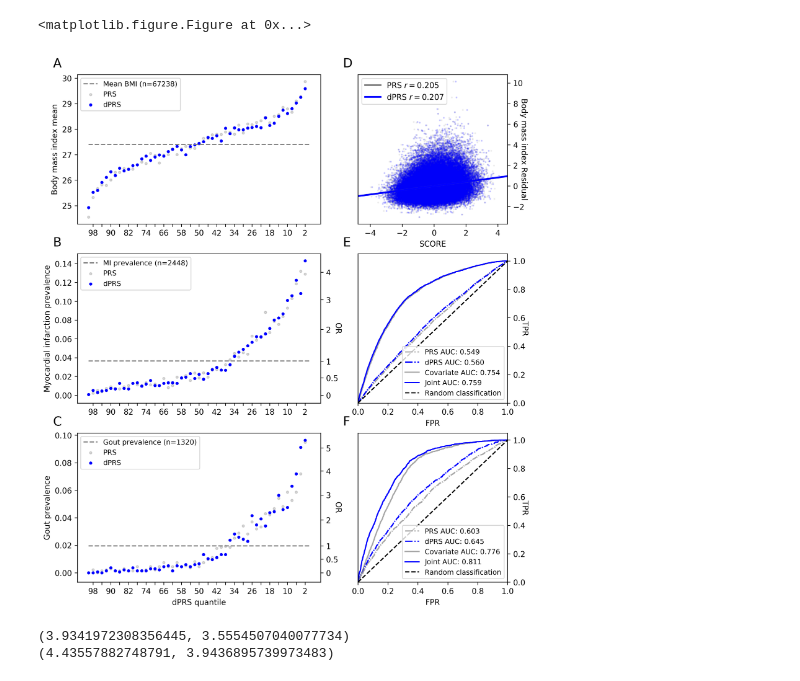
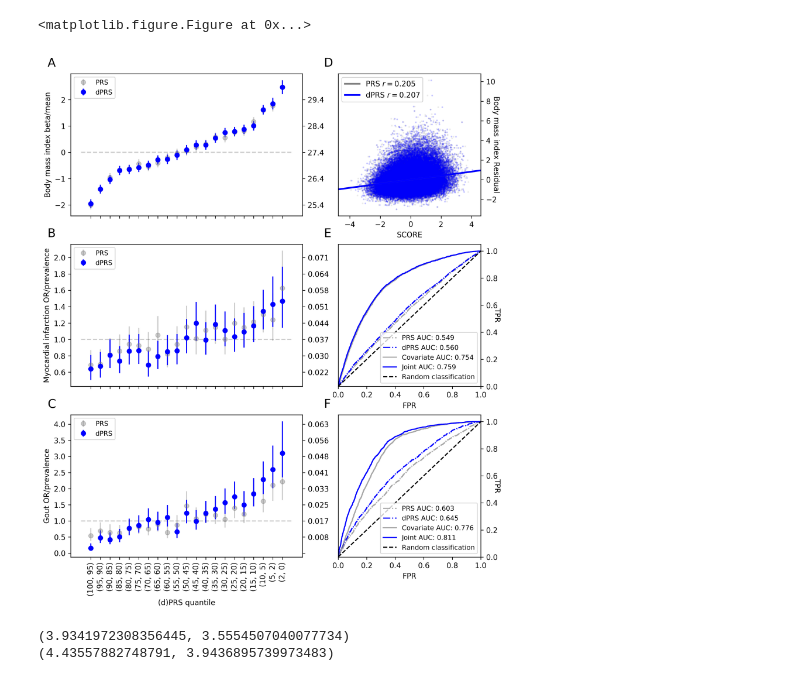
Before and after one commit to rivas-lab/degas-risk, a Jupyter notebook: figures/Figure2-Model-Performance.ipynb, the cells around one changed output. Cells and saved outputs as stored; diff of their text form; code cells hidden in the pictures.

Commit message:
changed prs formulation with covariates; updated pipeline to final version

```diff
--- a/figures/Figure2-Model-Performance.ipynb
+++ b/figures/Figure2-Model-Performance.ipynb
@@ -82,7 +83,8 @@ for i,phe_code in enumerate(phe_codes):
         df[phe_code]-=1 # remove plink binary format
         dg[phe_code]-=1
         # loop over dPRS and these joint models
-        cov_prs=Logit(dg[phe_code],dg[covariates]).fit(disp=0).predict(df[covariates])
+        cov_mdl=Logit(dg[phe_code],dg[covariates]).fit(disp=0)
+        cov_prs=cov_mdl.predict(df[covariates])
         for prs in ['PRS','SCORE']:
             joint_model[prs]=Logit(dg[phe_code],dg[covariates+[prs]]).fit(disp=0).predict(df[covariates+[prs]])
         for w,(name,prs) in enumerate(zip(['PRS','dPRS','Covariate','Joint'],
@@ -102,6 +104,8 @@ for i,phe_code in enumerate(phe_codes):
     else:
         is_bin=False
         # plot correlation with dPRS and residual phenotype
+        cov_mdl=OLS(dg[phe_code],dg[covariates]).fit(disp=0)
+        cov_prs=cov_mdl.predict(df[covariates])
         for prs in ['PRS','SCORE']:
             joint_model[prs]=zscore(OLS(dg[phe_code],dg[covariates+[prs]]).fit(disp=0).predict(df[covariates+[prs]]))
             dprs=OLS(df[phe_code],df[covariates]).fit(disp=0).resid_pearson
@@ -110,49 +114,64 @@ for i,phe_code in enumerate(phe_codes):
         plots[(2*i)+1].set_ylabel(code_to_name[phe_code]+' Residual', rotation=270)
         plots[(2*i)+1].legend([prs.replace('SCORE','dPRS')+' '+
                                '$r=$'+'{:.3f}'.format(pearsonr(dprs,df[prs])[0]) for prs in ['PRS','SCORE']])
+    plots[(2*i)+1].yaxis.tick_right()
+    plots[(2*i)+1].yaxis.set_label_position("right")
     # now do quantile plot with modified (only if binary) phenotype
-    nq=50
+    qs=[(q+5,q) for q in np.arange(5,100,5)[::-1]] + [(5,2),(2,0)]
     print(phe_code)
-    print(df[phe_code].mean())
+    def prs_betaci((q0,q1), prs):
+        we_print=(q0==2)
+        q0=df[prs].quantile((100-q0)/100.0),  # pandas has 99 as the highest; we have 1 as the highest
+        q1=df[prs].quantile((100-q1)/100.0)
+        q40=df[prs].quantile(0.4)
+        q60=df[prs].quantile(0.6)
+        iids=df.index[((q0 <= df[prs]) & (df[prs] <= q1)) | ((q40 <= df[prs]) & (df[prs] <= q60))]
+        if is_bin:
+            data=np.vstack((expit(cov_mdl.predict(df.loc[iids,covariates])),
+                            (q0 <= df.loc[iids,prs]) & (df.loc[iids,prs] <= q1))).T
+            m=Logit(df.loc[iids,phe_code], data).fit(disp=0)
+            b=np.exp(m.params[1])
+            ci=np.abs(np.exp(m.conf_int().iloc[1,:].values)-b)
+        else:
+            data=np.vstack((cov_mdl.predict(df.loc[iids,covariates]),
+                            (q0 <= df.loc[iids,prs]) & (df.loc[iids,prs] <= q1))).T
+            m=OLS(df.loc[iids,phe_code], data).fit(disp=0)
+            b=m.params[1]
+            ci=np.abs(m.conf_int().iloc[1,:].values-b)
+        if we_print:
+            print(b, ci)
+        return b,ci,df.loc[(q0 <= df[prs]) & (df[prs] <= q1),phe_code].mean()
+
     for prs,name in zip(['PRS','SCORE'],['PRS','dPRS']):
-        df['joint']=joint_model[prs]
-        df.sort_values('joint', ascending=True, inplace=True)
-        plots[2*i].scatter(np.arange(nq),
-                           [df.iloc[int(q*n/nq):int((q+1)*n/nq),:][phe_code].mean() for q in range(nq)],
-                           s=9, c='b' if name=='dPRS' else 'grey', alpha=0.3+0.7*(name=='dPRS'))
-        print(df.iloc[-(n/nq):][phe_code].mean())
+        params=[prs_betaci(q, prs) for q in qs]
+        plots[2*i].errorbar(x=np.arange(len(qs)), y=[p[0] for p in params], yerr=np.array([p[1] for p in params]).T,
+                            fmt='o', c='b' if name=='dPRS' else 'grey', alpha=0.4+0.6*(name=='dPRS'))
+        if name=='dPRS':
+            p2=df.loc[(df[prs].quantile(0.4) <= df[prs]) & (df[prs] <= df[prs].quantile(0.6)), phe_code].mean()
+            aax=plots[2*i].twinx()
+            aax.set_yticks(plots[2*i].get_yticks())
+            if is_bin:
+                aax.set_yticklabels(['{:.3f}'.format(k*p2/(1-p2+(k*p2))) if k > 0 else '' for k in plots[2*i].get_yticks()])
+            else:
+                aax.set_yticklabels(['{:.1f}'.format(k+p2) for k in plots[2*i].get_yticks()])
+            aax.set_ylim(plots[2*i].get_ylim())
     # labels
-    plots[2*i].set_ylabel(phe_name+' {}'.format('prevalence' if is_bin else 'mean'))
-    plots[2*i].set_xticks(np.arange(1,nq+1,2))
-    plots[2*i].set_xticklabels([int(100*q/nq) if q%4==1 else '' for q in reversed(range(1,nq+1,2))])
-    plots[2*i].plot([0,nq],[df[phe_code].mean(),df[phe_code].mean()],'--',color='grey')
-    plots[2*i].legend(['{0} (n={1})'.format(short[phe_code]+' prevalence' if is_bin else 'Mean '+short[phe_code],
-                                            int(df[phe_code].sum()) if is_bin else df.shape[0])]+['PRS','dPRS'],
-                       loc=2, fontsize=9)
+    plots[2*i].set_ylabel(phe_name+' {}'.format('OR/prevalence' if is_bin else 'beta/mean'))
+    plots[2*i].set_xticks(np.arange(len(qs)))
+    plots[2*i].legend(['PRS','dPRS','Mean'], loc=2, fontsize=9)
+    plots[2*i].plot(plots[2*i].get_xlim(),[is_bin,is_bin],'k--',alpha=0.2)
+    # letters
     plots[2*i].text(-0.1, 1.05, chr((i%len(phe_codes))+65),
                     fontsize=16, transform=plots[2*i].transAxes)
     plots[(2*i)+1].text(-0.1, 1.05, chr((i%len(phe_codes))+65+len(phe_codes)),
                         fontsize=16, transform=plots[(2*i)+1].transAxes)
-    # adjust y-axis to display odds ratios as well as prevalence (only binary traits)
-    if is_bin:
-        y_or=plots[2*i].twinx()
-        or_to_prev=lambda o: o*df[phe_code].mean()/(1+(df[phe_code].mean()*(o-1)))
-        y_or.set_yticks([or_to_prev(o) for o in [0,0.5,1,2,3,4,5,6,7,8,9]
-                          if df.iloc[-(n/nq):,:][phe_code].mean() > or_to_prev(o-1)
-                          and plots[2*i].get_ylim()[0] <= or_to_prev(o)])
-        y_or.set_yticklabels(map(lambda s:str(s),
-                                 filter(lambda o: df.iloc[-(n/nq):,:][phe_code].mean() > or_to_prev(o-1)
-                                                  and plots[2*i].get_ylim()[0] <= or_to_prev(o),
-                                        [0,0.5,1,2,3,4,5,6,7,8,9])))
-        y_or.set_ylim(plots[2*i].get_ylim())
-        y_or.set_ylabel('OR',rotation=270)
-    plots[(2*i)+1].yaxis.tick_right()
-    plots[(2*i)+1].yaxis.set_label_position("right")
-    # add x-axis labels at the very end
+    # x-axis labels at the very end
     if i==len(phe_codes)-1:
-        plots[(2*i)].set_xlabel('dPRS quantile')
+        plots[(2*i)].set_xlabel('(d)PRS quantile')
+        plots[2*i].set_xticklabels(list(map(str,qs)), rotation=90)
     else:
         plots[(2*i)].set_xlabel('')
+        plots[2*i].set_xticklabels(['' for _ in plots[2*i].get_xticklabels()])
 
 plt.show()
 fig.savefig("pdfs/fig2.pdf", bbox_inches='tight')
@@ -172,5 +188,5 @@ HC328
 <matplotlib.figure.Figure at 0x...>
-[figure, old version]
+[figure, new version]
 # %%
 f=0.0363048539946
 p=0.129080118694
```
Also changed, not shown: parts of 2 cells of this notebook, 7 other files.
